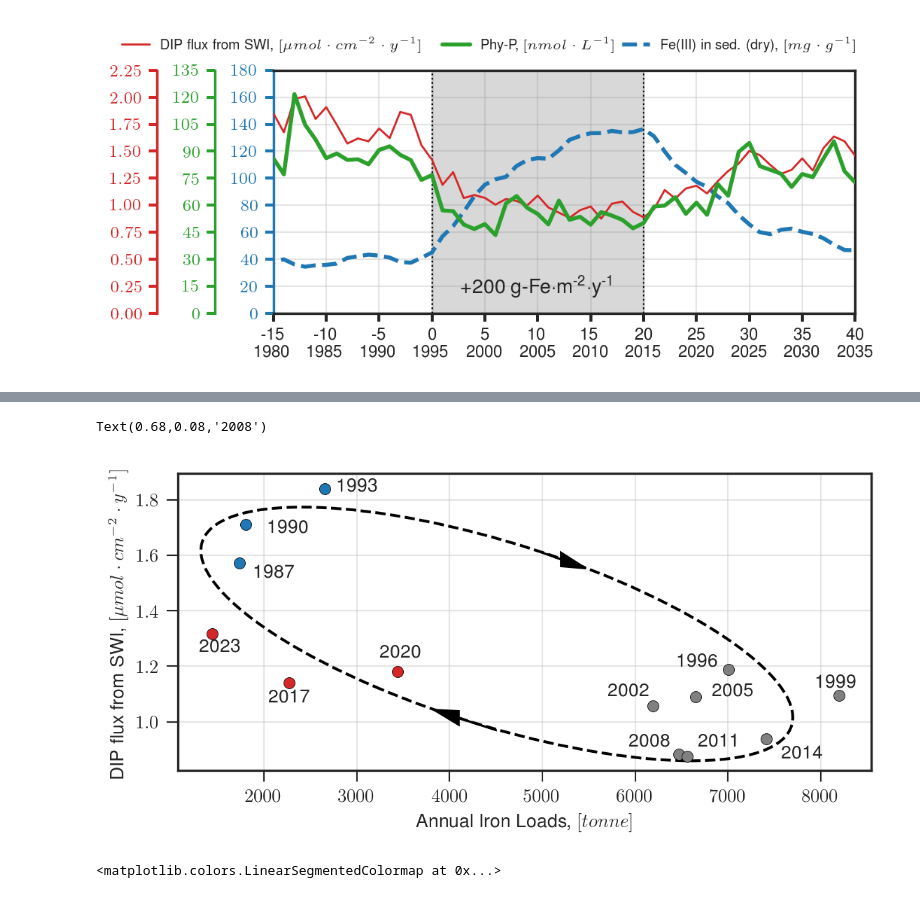
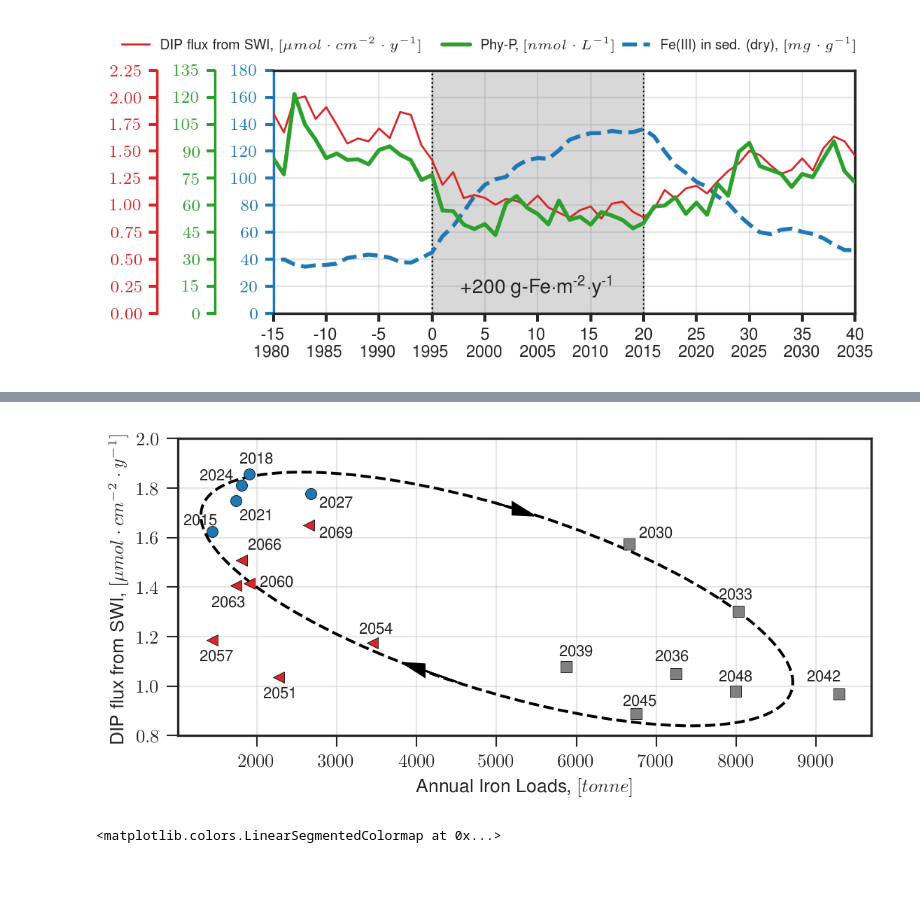
Before and after one commit to biogeochemistry/MyLake_v2_Vansjo, a Jupyter notebook: Postproc_code/Fe scenarios 17m sediments.ipynb, the cells around one changed output, grey strips where cells are left out. Cells and saved outputs as stored; diff of their text form; code cells hidden in the pictures.

```diff
--- a/Postproc_code/Fe scenarios 17m sediments.ipynb
+++ b/Postproc_code/Fe scenarios 17m sediments.ipynb
@@ -46,6 +46,6 @@ import h5py
 # %%
 from extra_methods import P_rates_sediments, P_wc_rates, boundary_P_fluxes, savefig, integrated_over_depth_masses
 # %%
-Fe_20y_hdf = h5py.File('/Volumes/Igor EcoHDD/Scenarios/192ts_Fe_20x_200g_full_scen_base_historical_20y17m_sediment_2015_2100.mat', 'r')
-Fe_20y_kfeox16e6_hdf = h5py.File('/Volumes/Igor EcoHDD/Scenarios/192ts_Fe_20x_200g_kfeox16e6_full_scen_base_historical_20y_2015_2070.mat', 'r')
+Fe_20y_hdf = h5py.File('/Volumes/Igor EcoHDD/Scenarios/192ts_Fe_200g_2030_2050_T_only_RCP4_GFDL_1995_2070.mat', 'r')
+# Fe_20y_kfeox16e6_hdf = h5py.File('/Volumes/Igor EcoHDD/Scenarios/192ts_Fe_20x_200g_kfeox16e6_full_scen_base_historical_20y_2015_2070.mat', 'r')
 # %%
@@ -364,7 +380,7 @@ plt.show()
 # %%
 res=Fe_20y_hdf
 
-date = datetime(2015-55, 1, 1)
+date = datetime(1995, 1, 1)
 days = len(np.array(res['MyLake_results']['basin1']['concentrations']['C'])[:,8])
 ds = pd.date_range(date, date + timedelta(days-1), freq='D')
 
@@ -406,62 +417,70 @@ from adjustText import adjust_text
 
 mean_loading = Loadings.groupby('Year').mean()
 
-y=mean_loading['P fx'].values[27:-20:3]*fx_convert/31000
-x=(mean_loading['Fe inflow'].values)[27:-20:3]*1e-9*365
-n=mean_loading.index.values[27:-20:3]
+y=mean_loading['P fx'].values[20::3]*fx_convert/31000
+x=(mean_loading['Fe inflow'].values)[20::3]*1e-9*365
+n=mean_loading.index.values[20::3]
 
 fig, ax = plt.subplots(1,1, figsize=(6,3), dpi=192)
-ax.scatter(x[n<1996],y[n<1996], color=sns.color_palette()[0], edgecolors='k', lw=0.3, zorder=2) # vmin=0, vmax=20
-ax.scatter(x[(n>1995) & (n<2016)],y[(n>1995) & (n<2016)],color='gray', edgecolors='k', lw=0.3, zorder=2) # vmin=0, vmax=20
-ax.scatter(x[n>2015],y[n>2015],color=sns.color_palette()[3], edgecolors='k', lw=0.3, zorder=2) # vmin=0, vmax=20
+ax.scatter(x[n<2030],y[n<2030], color=sns.color_palette()[0], edgecolors='k', lw=0.3, zorder=2, ) # vmin=0, vmax=20
+ax.scatter(x[(n>2029) & (n<2050)],y[(n>2029) & (n<2050)],color='gray', edgecolors='k', lw=0.3, zorder=2, marker='s') # vmin=0, vmax=20
+ax.scatter(x[n>2049],y[n>2049],color=sns.color_palette()[3], edgecolors='k', lw=0.3, zorder=2, marker='<') # vmin=0, vmax=20
 # ax.plot(x,y) # vmin=0, vmax=20
 
 
 
 ax.set_ylabel('DIP flux from SWI, $[\mu mol\cdot cm^{-2}\cdot y^{-1}]$')
 ax.set_xlabel('Annual Iron Loads, $[tonne]$')
 # cbar = fig.colorbar(p)
 
 # cbar.set_label(r'Years')
 # ax.set_zlabel('12')
 ax.grid(alpha=0.5)
 plt.tight_layout()
 # savefig('hysteresis_2')
 # a = fig.add_subplot(111, aspect='equal')
 # ax.add_artist(Ellipse((5000, 1), 1000, 10, -45))
 
 
 # texts = [ax.text(x[i], y[i], txt, fontsize='xx-small') for i, txt in enumerate(n)]
 
 # adjust_text(texts)
 e = Ellipse((0.46, 0.46), 1.1, 0.5, -45,alpha=1, transform=ax.transAxes, fill=False, linestyle='--', lw=1.5, zorder=1)
 # e = Ellipse((460, 310), 680, 280, -25,alpha=1, transform=ax.transAxes, fill=False, linestyle='--', lw=1.5, zorder=1)
 ax.add_artist(e)
 
-koef = 0.87
-ax.arrow(5000, 1.40/koef, 200, -0.021/koef, head_width=0.05, head_length=270, fc='k', ec='k')
+koef = 0.83
+ax.arrow(5000, 1.40/koef+0.053, 200, -0.018/koef, head_width=0.05, head_length=270, fc='k', ec='k')
 ax.arrow(4500, 0.844/koef, -400, 0.038/koef, head_width=0.05, head_length=270, fc='k', ec='k')
 
 
-ax.text(0.06,0.4, r'2023', fontsize='medium', horizontalalignment='center', transform=ax.transAxes)
-ax.text(0.16,0.23, r'2017', fontsize='medium', horizontalalignment='center', transform=ax.transAxes)
-ax.text(0.32,0.38, r'2020', fontsize='medium', horizontalalignment='center', transform=ax.transAxes)
-ax.text(0.14,0.65, r'1987', fontsize='medium', horizontalalignment='center', transform=ax.transAxes)
-ax.text(0.16,0.8, r'1990', fontsize='medium', horizontalalignment='center', transform=ax.transAxes)
-ax.text(0.26,0.94, r'1993', fontsize='medium', horizontalalignment='center', transform=ax.transAxes)
-ax.text(0.75,0.35, r'1996', fontsize='medium', horizontalalignment='center', transform=ax.transAxes)
-ax.text(0.8,0.25, r'2005', fontsize='medium', horizontalalignment='center', transform=ax.transAxes)
-ax.text(0.65,0.25, r'2002', fontsize='medium', horizontalalignment='center', transform=ax.transAxes)
-ax.text(0.95,0.28, r'1999', fontsize='medium', horizontalalignment='center', transform=ax.transAxes)
-ax.text(0.9,0.04, r'2014', fontsize='medium', horizontalalignment='center', transform=ax.transAxes)
-ax.text(0.78,0.08, r'2011', fontsize='medium', horizontalalignment='center', transform=ax.transAxes)
-ax.text(0.68,0.08, r'2008', fontsize='medium', horizontalalignment='center', transform=ax.transAxes)
+ax.text(1300,1.65, r'2015', fontsize='small', horizontalalignment='center')
+ax.text(2000,1.67, r'2021', fontsize='small', horizontalalignment='center')
+ax.text(1500,1.83, r'2024', fontsize='small', horizontalalignment='center')
+ax.text(2000,1.9, r'2018', fontsize='small', horizontalalignment='center')
+ax.text(3000,1.72, r'2027', fontsize='small', horizontalalignment='center')
+ax.text(7000,1.6, r'2030', fontsize='small', horizontalalignment='center')
+ax.text(8000,1.35, r'2033', fontsize='small', horizontalalignment='center')
+ax.text(8000,1.02, r'2048', fontsize='small', horizontalalignment='center')
+ax.text(9100,1.02, r'2042', fontsize='small', horizontalalignment='center')
+ax.text(7200,1.1, r'2036', fontsize='small', horizontalalignment='center')
+ax.text(6800,0.92, r'2045', fontsize='small', horizontalalignment='center')
+ax.text(6000,1.12, r'2039', fontsize='small', horizontalalignment='center')
+ax.text(3500,1.21, r'2054', fontsize='small', horizontalalignment='center')
+ax.text(2300,0.95, r'2051', fontsize='small', horizontalalignment='center')
+ax.text(1500,1.1, r'2057', fontsize='small', horizontalalignment='center')
+ax.text(2250,1.4, r'2060', fontsize='small', horizontalalignment='center')
+ax.text(1650,1.32, r'2063', fontsize='small', horizontalalignment='center')
+ax.text(2100,1.55, r'2066', fontsize='small', horizontalalignment='center')
+ax.text(3000,1.6, r'2069', fontsize='small', horizontalalignment='center')
 
-# savefig('hysteresis_Fe_vs_Pfx_3')
+
+plt.ylim(0.8,2)
+
+# savefig('hysteresis_Fe_vs_Pfx_4')
 
 # plt.show()
 
 # plt.savefig('hysteresis_Fe_vs_Pfx_3.pgf', dpi=188)
 # %% [output]
-Text(0.68,0.08,'2008')
-[figure, old version]
+[figure, new version]
```
Also changed, not shown: parts of 9 cells of this notebook, 10 other files.
